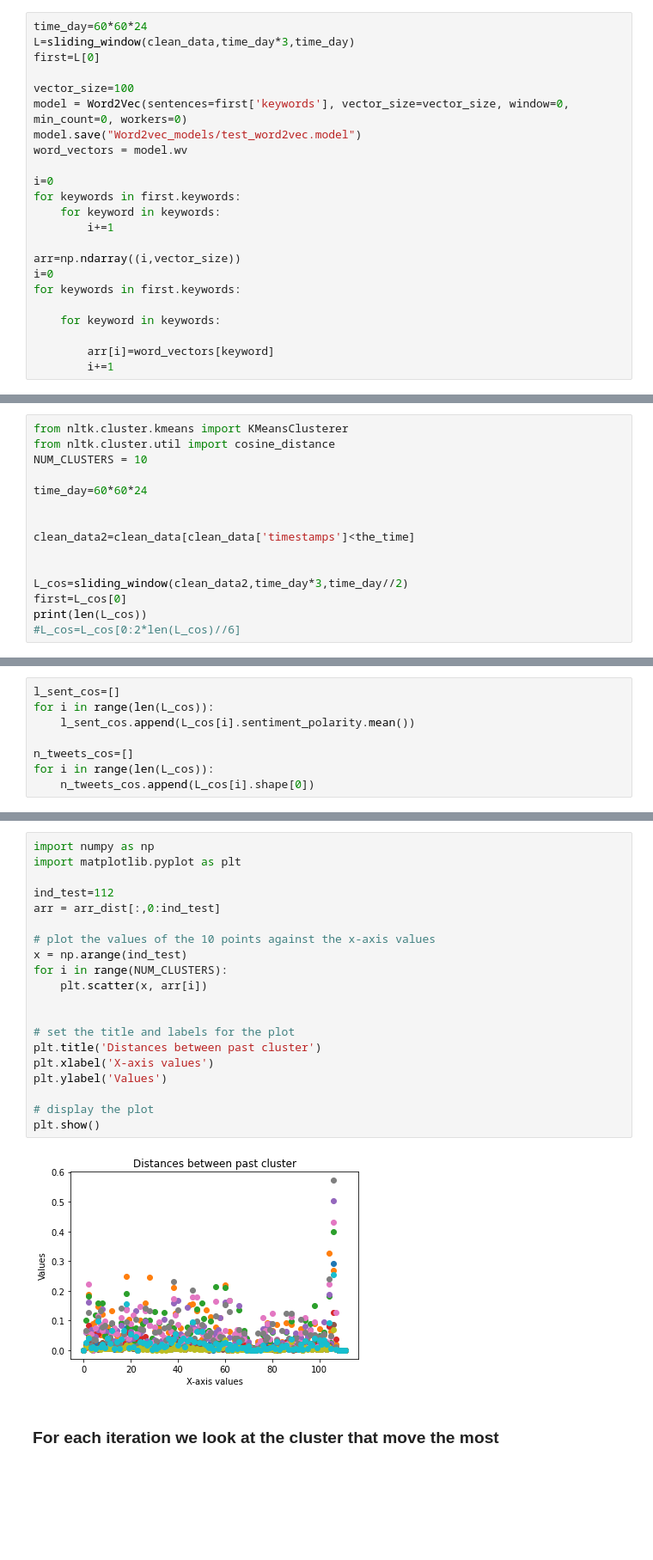
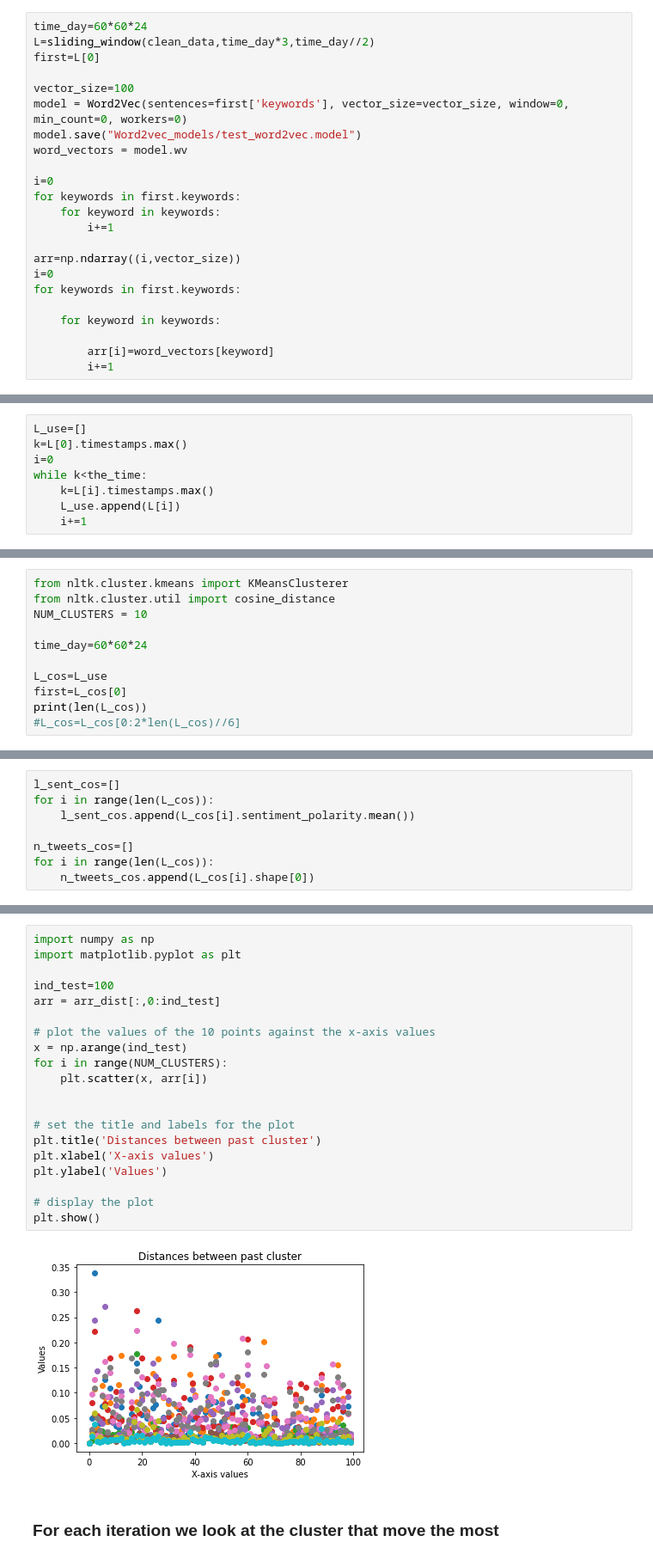
Before and after one commit to Isyohan/WeakSignalsBLM, a Jupyter notebook: BLM_Clustering.ipynb, the cells around one changed output, grey strips where cells are left out. Shown at 86% size. Drawn from its saved outputs; the diff is of its cells as text; blank space fills up the shorter version.

```diff
--- a/BLM_Clustering.ipynb
+++ b/BLM_Clustering.ipynb
@@ -132,6 +123,6 @@ def dfToListofVectors(df):
 # %%
 time_day=60*60*24
-L=sliding_window(clean_data,time_day*3,time_day)
+L=sliding_window(clean_data,time_day*3,time_day//2)
 first=L[0]
 
 vector_size=100
@@ -191,6 +182,14 @@ x_hist=range(nb_bins)
 dhist=np.gradient(smooth_hist,x_hist)
 #plt.plot(x_hist,dhist)
 the_time=e[dhist.argmax()]
+# %%
+L_use=[]
+k=L[0].timestamps.max()
+i=0
+while k<the_time:
+    k=L[i].timestamps.max()
+    L_use.append(L[i])
+    i+=1
 # %% [markdown]
 We want to identify the weak signal before this time ( which is the time where the number of tweets increase the most) and as soon as possible
 # %%
@@ -200,11 +199,7 @@ NUM_CLUSTERS = 10
 
 time_day=60*60*24
 
-
-clean_data2=clean_data[clean_data['timestamps']<the_time]
-
-
-L_cos=sliding_window(clean_data2,time_day*3,time_day//2)
+L_cos=L_use
 first=L_cos[0]
 print(len(L_cos))
 #L_cos=L_cos[0:2*len(L_cos)//6]
@@ -383,25 +378,25 @@ Text(0, 0.5, 'mean sentiment polarity')
 # %%
 import numpy as np
 import matplotlib.pyplot as plt
 
-ind_test=112
+ind_test=100
 arr = arr_dist[:,0:ind_test]
 
 # plot the values of the 10 points against the x-axis values
 x = np.arange(ind_test)
 for i in range(NUM_CLUSTERS):
     plt.scatter(x, arr[i])
 
 
 # set the title and labels for the plot
 plt.title('Distances between past cluster')
 plt.xlabel('X-axis values')
 plt.ylabel('Values')
 
 # display the plot
 plt.show()
 # %% [output]
-[figure, old version]
+[figure, new version]
 # %% [markdown]
 ### For each iteration we look at the cluster that move the most
 # %%
```
Also changed, not shown: parts of 14 cells of this notebook, 2 other files.
